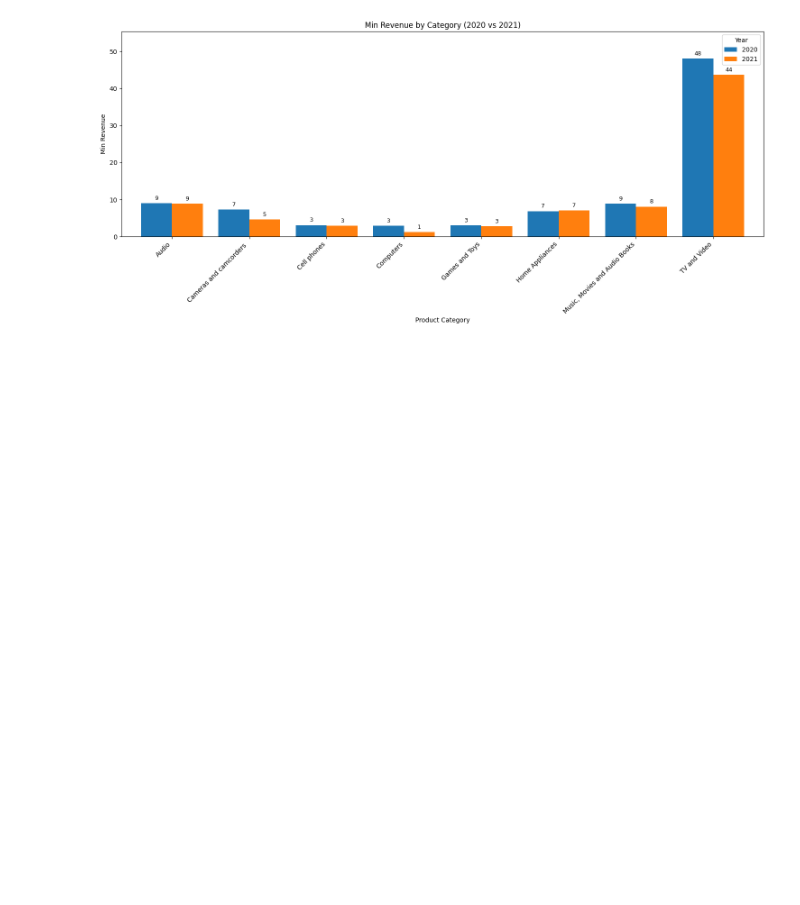
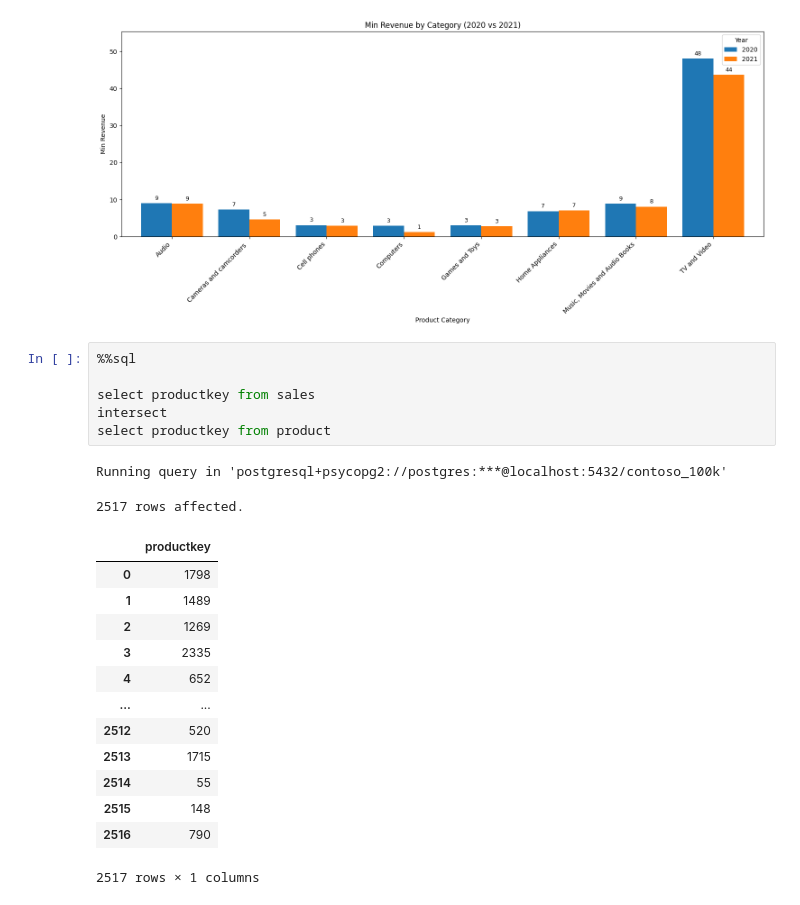
Before and after one commit to Nisha-Gangadhar/NishaTheDataAnalyst.github.io, a Jupyter notebook: Resources/Update2_SQL_Notebook.ipynb, the cells around one changed output. Saved outputs shown, nothing was run; the diff lists cells and outputs as text; blank space fills up the shorter version.

```diff
--- a/Resources/Update2_SQL_Notebook.ipynb
+++ b/Resources/Update2_SQL_Notebook.ipynb
@@ -1013,3 +1004,25 @@ plt.tight_layout()
 plt.show()
 # %% [output]
 [figure]
+# %%
+%%sql
+
+select productkey from sales
+intersect
+select productkey from product
+# %% [output]
+Running query in 'postgresql+psycopg2://postgres:***@localhost:5432/contoso_100k'
+2517 rows affected.
+|  | productkey |
+| 0 | 1798 |
+| 1 | 1489 |
+| 2 | 1269 |
+| 3 | 2335 |
+| 4 | 652 |
+| ... | ... |
+| 2512 | 520 |
+| 2513 | 1715 |
+| 2514 | 55 |
+| 2515 | 148 |
+| 2516 | 790 |
+2517 rows × 1 columns
```
Also changed, not shown: parts of 11 cells of this notebook.
